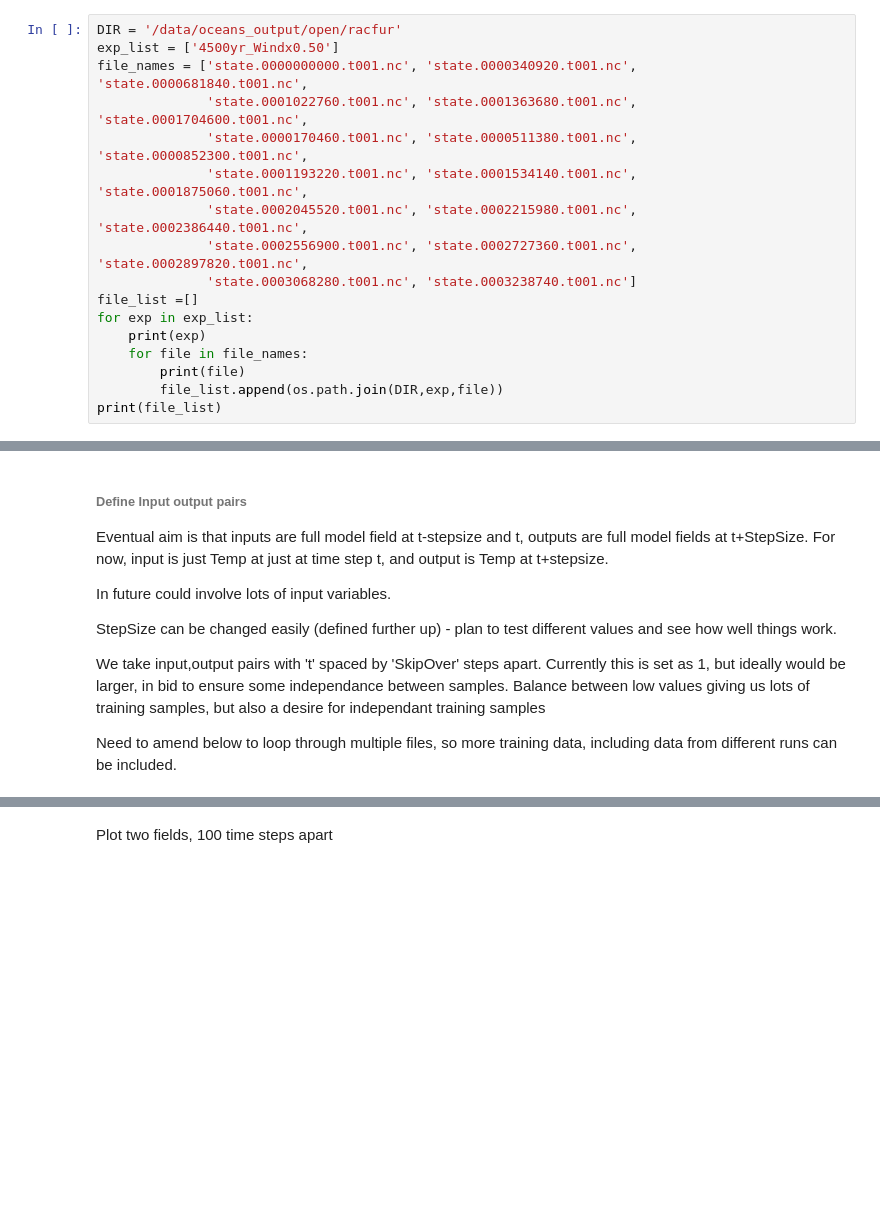
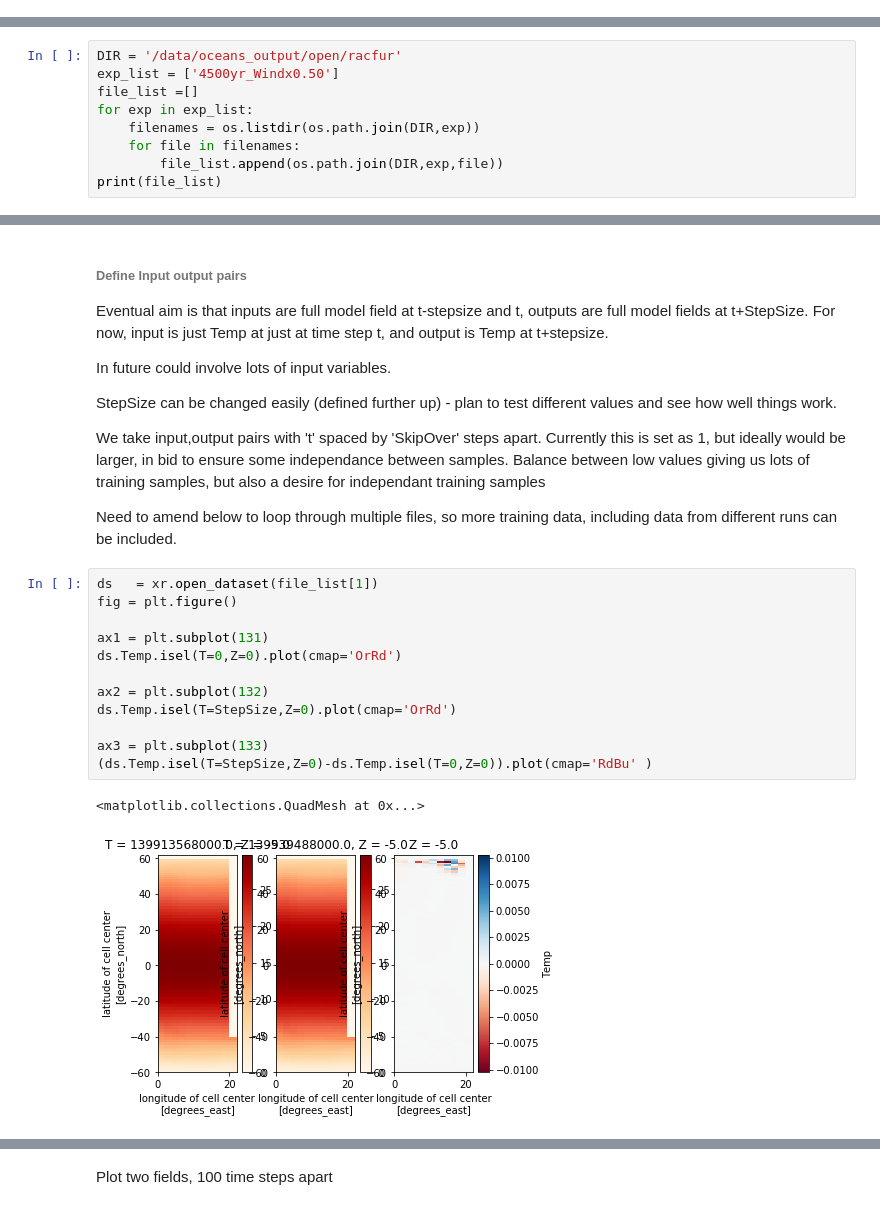
Before and after one commit to RachelFurner/DynamicPrediction, a Jupyter notebook: DynamicPrediction.ipynb, the cells around one changed output, grey strips where cells are left out. Cells and saved outputs as stored; diff of their text form; blank space fills up the shorter version.

Commit message:
additional plotting script, and updates to NN and regression attempts

```diff
--- a/DynamicPrediction.ipynb
+++ b/DynamicPrediction.ipynb
@@ -48,20 +47,3 @@ StepSize = 10 #number of timesteps forward which we want to predict
 SkipOver = 10
 # %% [markdown]
 Read in data files as Xarrays
-# %%
-DIR = '/data/oceans_output/open/racfur'
-exp_list = ['4500yr_Windx0.50']
-file_names = ['state.0000000000.t001.nc', 'state.0000340920.t001.nc', 'state.0000681840.t001.nc',
-              'state.0001022760.t001.nc', 'state.0001363680.t001.nc', 'state.0001704600.t001.nc',
-              'state.0000170460.t001.nc', 'state.0000511380.t001.nc', 'state.0000852300.t001.nc',
-              'state.0001193220.t001.nc', 'state.0001534140.t001.nc', 'state.0001875060.t001.nc',
-              'state.0002045520.t001.nc', 'state.0002215980.t001.nc', 'state.0002386440.t001.nc',
-              'state.0002556900.t001.nc', 'state.0002727360.t001.nc', 'state.0002897820.t001.nc',
-              'state.0003068280.t001.nc', 'state.0003238740.t001.nc']
-file_list =[]
-for exp in exp_list:
-    print(exp)
-    for file in file_names:
-        print(file)
-        file_list.append(os.path.join(DIR,exp,file))
-print(file_list)
@@ -85,0 +50,9 @@ state.0003238740.t001.nc
+# %%
+DIR = '/data/oceans_output/open/racfur'
+exp_list = ['4500yr_Windx0.50']
+file_list =[]
+for exp in exp_list:
+    filenames = os.listdir(os.path.join(DIR,exp))
+    for file in filenames:
+        file_list.append(os.path.join(DIR,exp,file))
+print(file_list)
@@ -95,3 +70,18 @@ StepSize can be changed easily (defined further up) - plan to test different val
 We take input,output pairs with 't' spaced by 'SkipOver' steps apart. Currently this is set as 1, but ideally would be larger, in bid to ensure some independance between samples. Balance between low values giving us lots of training samples, but also a desire for independant training samples
 
 Need to amend below to loop through multiple files, so more training data, including data from different runs can be included.
+# %%
+ds   = xr.open_dataset(file_list[1])
+fig = plt.figure()
+
+ax1 = plt.subplot(131)
+ds.Temp.isel(T=0,Z=0).plot(cmap='OrRd')
+
+ax2 = plt.subplot(132)
+ds.Temp.isel(T=StepSize,Z=0).plot(cmap='OrRd')
+
+ax3 = plt.subplot(133)
+(ds.Temp.isel(T=StepSize,Z=0)-ds.Temp.isel(T=0,Z=0)).plot(cmap='RdBu' )
+# %% [output]
+<matplotlib.collections.QuadMesh at 0x...>
+[figure, added]
```
Also changed, not shown: parts of 12 cells of this notebook, 2 other files.
